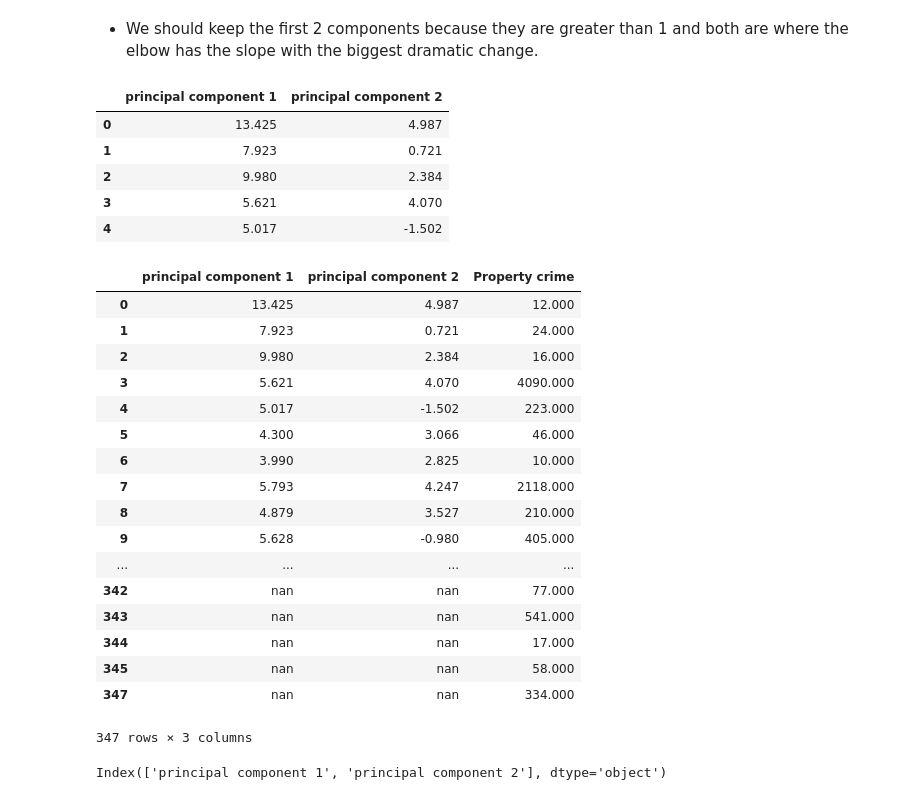
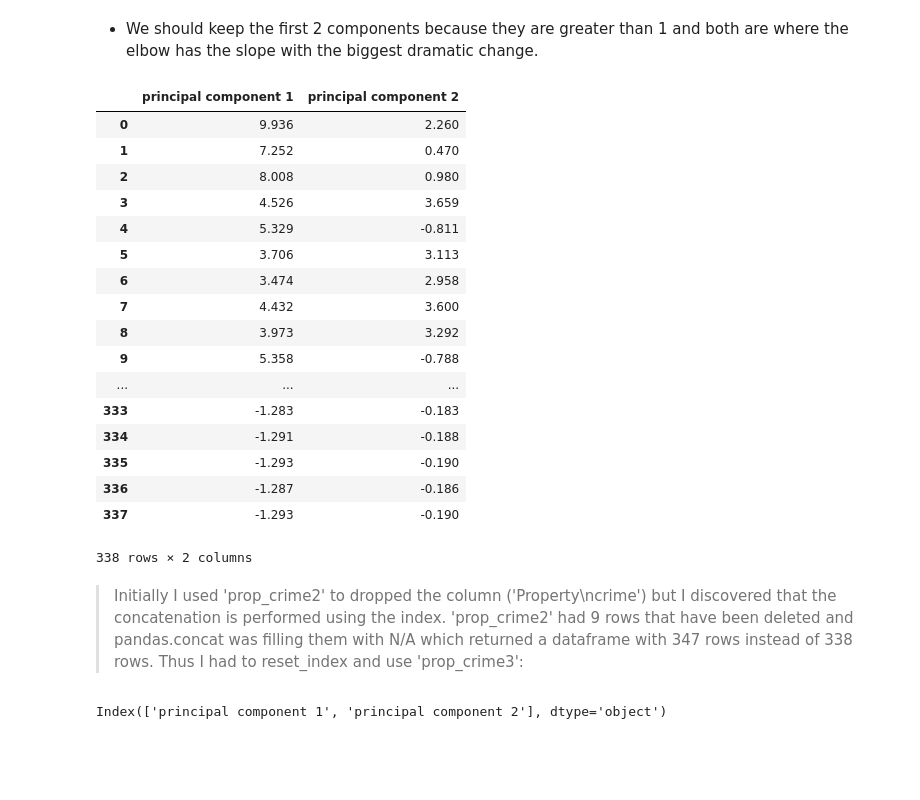
Before and after one commit to evian13/Bootcamp-U2, a Jupyter notebook: DS Bootcamp - U2L5.2 - Challenge Validating a linear regression.ipynb, the cells around one changed output. Drawn from its saved outputs; the diff is of its cells as text; code cells hidden in the pictures; blank space fills up the shorter version.

```diff
--- a/DS Bootcamp - U2L5.2 - Challenge Validating a linear regression.ipynb
+++ b/DS Bootcamp - U2L5.2 - Challenge Validating a linear regression.ipynb
@@ -742,7 +742,7 @@ The total variance is equal to the number of variables in the PCA. Thus, an Eige
 # Take a subset of the data for PCA and drop missing values because PCA cannot
 # handle them. We could also impute, but missingness is quite low so dropping
 # missing rows is unlikely to create bias.
-df_pca = prop_crime2
+df_pca = prop_crime2.drop(['Property\ncrime' ], axis=1)
 
 # Normalize the data so that all variables have a mean of 0 and standard deviation
 # of 1.
@@ -784,11 +784,25 @@ plt.show()
 # %%
 principalDf = pd.DataFrame(data = Y_sklearn[:,0:2]
              , columns = ['principal component 1', 'principal component 2'])
-principalDf.head()
+principalDf#.head()
 # %% [output]
 |  | principal component 1 | principal component 2 |
-| 0 | 13.425 | 4.987 |
-| 1 | 7.923 | 0.721 |
-| 2 | 9.980 | 2.384 |
-| 3 | 5.621 | 4.070 |
-| 4 | 5.017 | -1.502 |
+| 0 | 9.936 | 2.260 |
+| 1 | 7.252 | 0.470 |
+| 2 | 8.008 | 0.980 |
+| 3 | 4.526 | 3.659 |
+| 4 | 5.329 | -0.811 |
+| 5 | 3.706 | 3.113 |
+| 6 | 3.474 | 2.958 |
+| 7 | 4.432 | 3.600 |
+| 8 | 3.973 | 3.292 |
+| 9 | 5.358 | -0.788 |
+| ... | ... | ... |
+| 333 | -1.283 | -0.183 |
+| 334 | -1.291 | -0.188 |
+| 335 | -1.293 | -0.190 |
+| 336 | -1.287 | -0.186 |
+| 337 | -1.293 | -0.190 |
+338 rows × 2 columns
+# %% [markdown]
+> Initially I used 'prop_crime2' to dropped the column ('Property\ncrime') but I discovered that the concatenation is performed using the index. 'prop_crime2' had 9 rows that have been deleted and pandas.concat was filling them with N/A which returned a dataframe with 347 rows instead of 338 rows. Thus I had to reset_index and use 'prop_crime3':
@@ -797,24 +813,3 @@ principalDf = pd.concat((principalDf , df_pca['Property\ncrime']),axis=1)
-# %%
-principalDf
-# %% [output]
-|  | principal component 1 | principal component 2 | Property crime |
-| 0 | 13.425 | 4.987 | 12.000 |
-| 1 | 7.923 | 0.721 | 24.000 |
-| 2 | 9.980 | 2.384 | 16.000 |
-| 3 | 5.621 | 4.070 | 4090.000 |
-| 4 | 5.017 | -1.502 | 223.000 |
-| 5 | 4.300 | 3.066 | 46.000 |
-| 6 | 3.990 | 2.825 | 10.000 |
-| 7 | 5.793 | 4.247 | 2118.000 |
-| 8 | 4.879 | 3.527 | 210.000 |
-| 9 | 5.628 | -0.980 | 405.000 |
-| ... | ... | ... | ... |
-| 342 | nan | nan | 77.000 |
-| 343 | nan | nan | 541.000 |
-| 344 | nan | nan | 17.000 |
-| 345 | nan | nan | 58.000 |
-| 347 | nan | nan | 334.000 |
-347 rows × 3 columns
 # %%
 X_pca_col = principalDf.columns.drop(['Property\ncrime' ])
 X_pca_col
```
Also changed, not shown: parts of 9 cells of this notebook.
